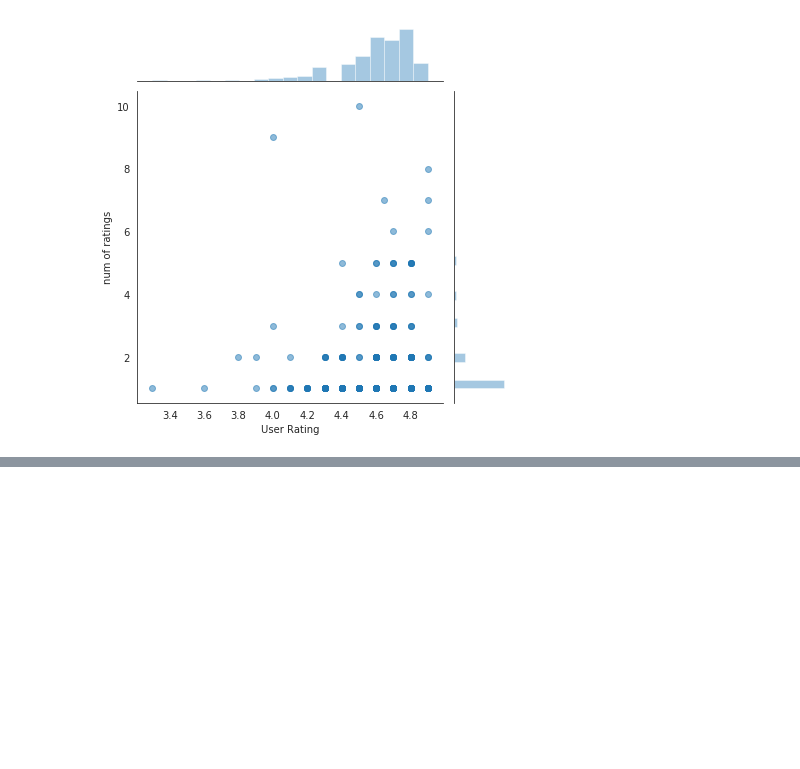
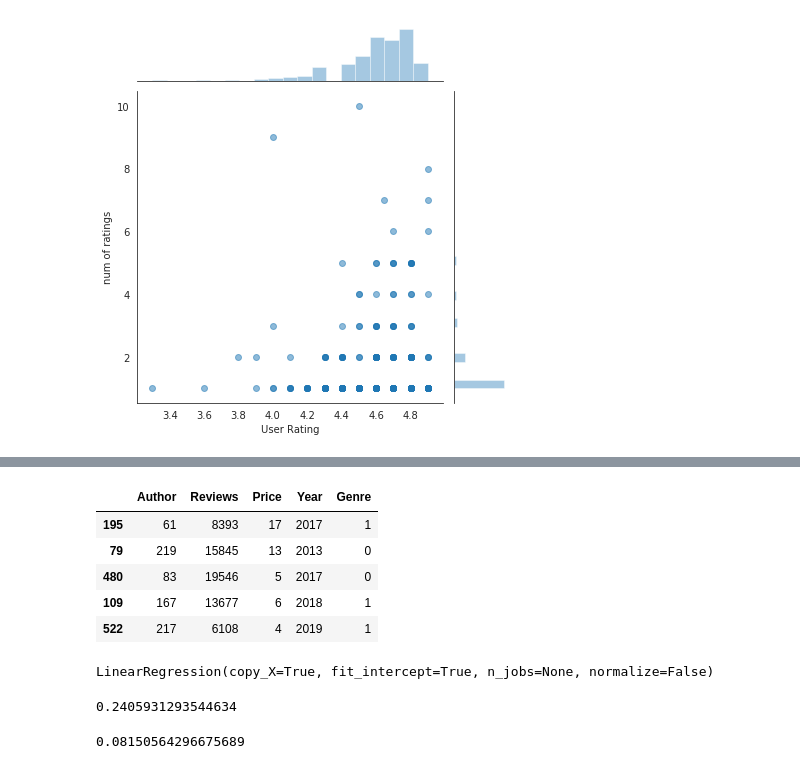
Before and after one commit to MohammadB88/ML_DS_Projects, a Jupyter notebook: kaggle/Amazon_Book_Rating/Amz_book_rating.ipynb, the cells around one changed output, grey strips where cells are left out. Drawn from its saved outputs; the diff is of its cells as text; code cells hidden in the pictures; blank space fills up the shorter version.

Commit message:
Add model and prediction

```diff
--- a/kaggle/Amazon_Book_Rating/Amz_book_rating.ipynb
+++ b/kaggle/Amazon_Book_Rating/Amz_book_rating.ipynb
@@ -166,0 +303,23 @@ X_train, X_test, Y_train, Y_test = train_test_split(X, y, test_size=0.33, random
+# %%
+X_test.head()
+# %% [output]
+|  | Author | Reviews | Price | Year | Genre |
+| 195 | 61 | 8393 | 17 | 2017 | 1 |
+| 79 | 219 | 15845 | 13 | 2013 | 0 |
+| 480 | 83 | 19546 | 5 | 2017 | 0 |
+| 109 | 167 | 13677 | 6 | 2018 | 1 |
+| 522 | 217 | 6108 | 4 | 2019 | 1 |
+# %%
+lin_regr = LinearRegression()
+lin_regr.fit(X_train, y_train)
+# %% [output]
+LinearRegression(copy_X=True, fit_intercept=True, n_jobs=None, normalize=False)
+# %%
+pred_encoded = lin_regr.predict(X_test)
+np.sqrt(metrics.mean_squared_error(y_test, pred_encoded))
+# %% [output]
+0.2405931293544634
+# %%
+lin_regr.score(X_test, y_test)
+# %% [output]
+0.08150564296675689
```
Also changed, not shown: parts of 25 cells of this notebook.
